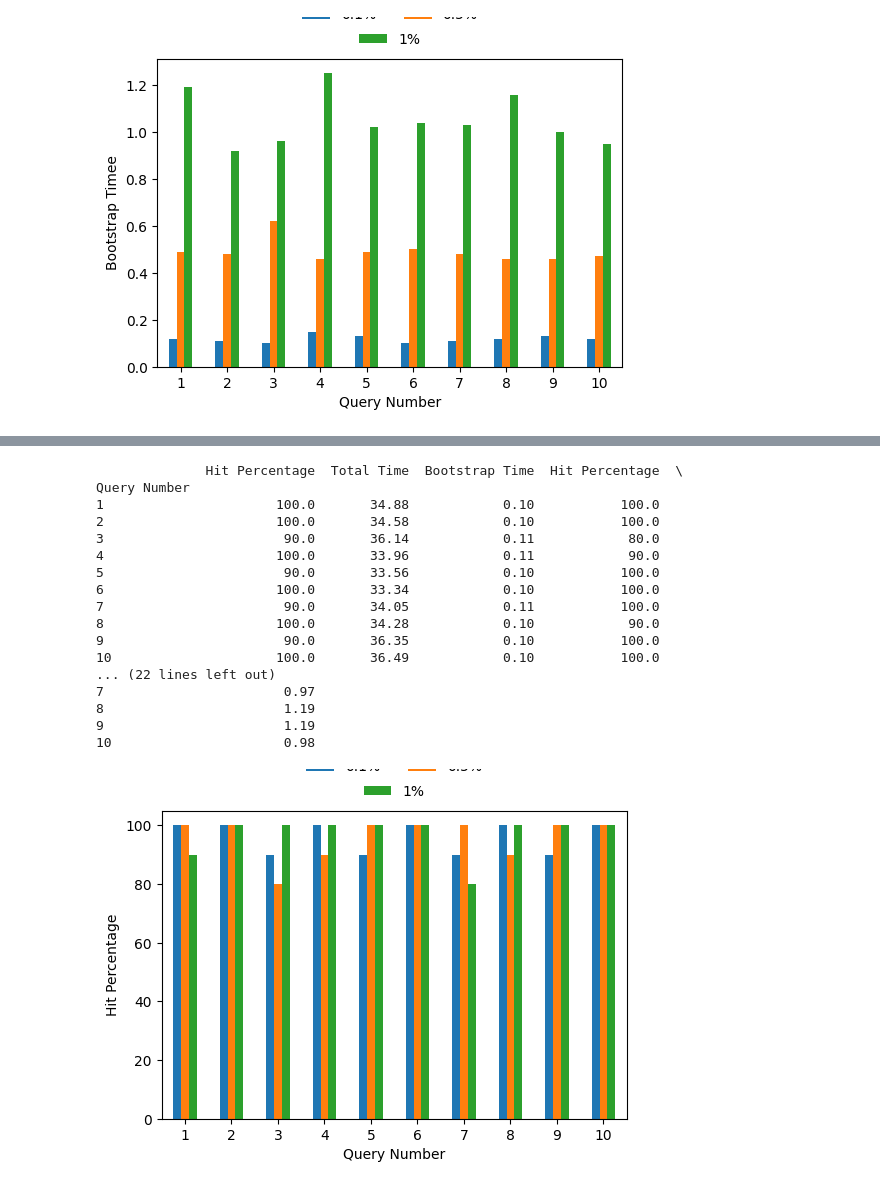
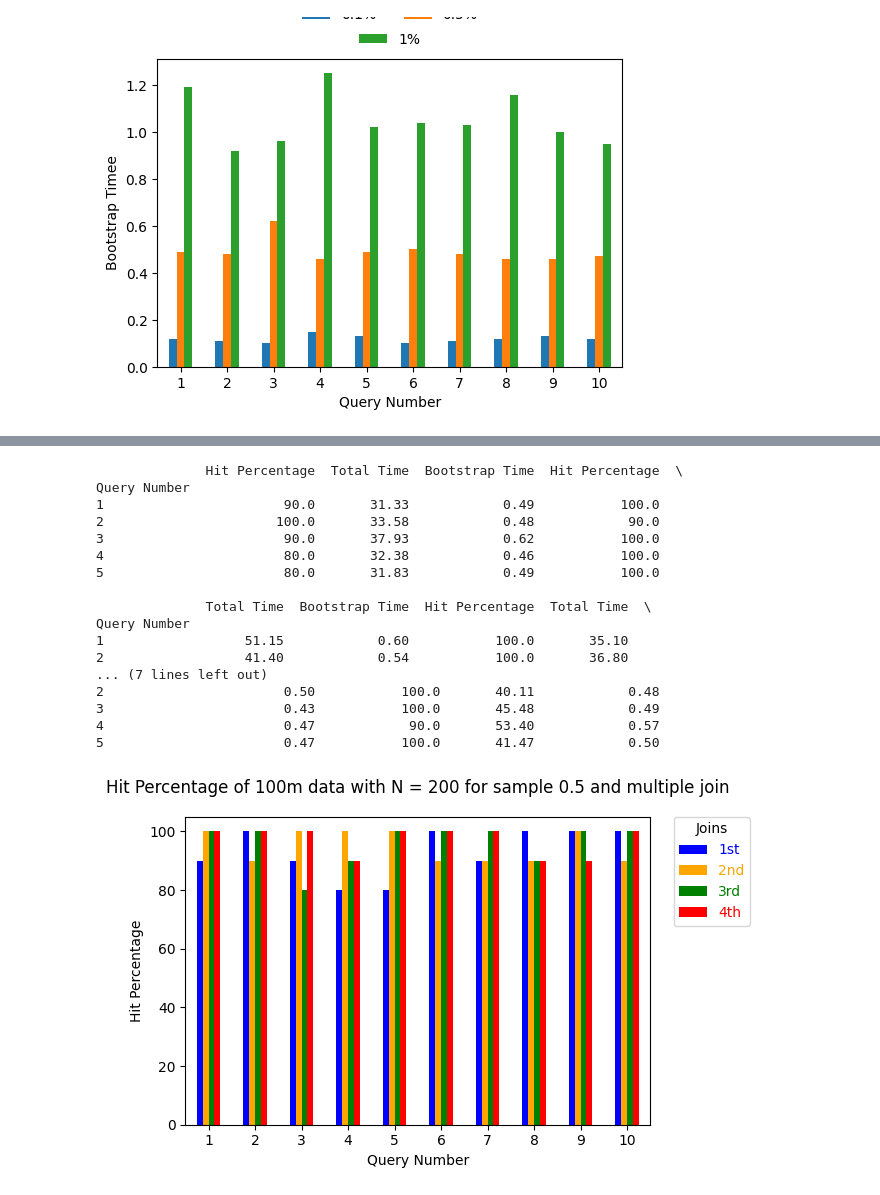
Before and after one commit to smaharjan02/bootstrapCS2, a Jupyter notebook: src/graph_experiments/graphdraw.ipynb, the cells around one changed output, grey strips where cells are left out. Drawn from its saved outputs; the diff is of its cells as text; code cells hidden in the pictures.

```diff
--- a/src/graph_experiments/graphdraw.ipynb
+++ b/src/graph_experiments/graphdraw.ipynb
@@ -92,8 +216,10 @@ df6 = pd.read_csv ('graph_experiment_results_query_second_join/graphlogs_log_tpc
 # %%
-second_join_df = pd.concat([df4.set_index("Query Number"),
-                     df5.set_index("Query Number"),
-                     df6.set_index("Query Number")], axis=1)
-print(second_join_df)
+#compare Hit percentage of each query for each join
+multi_join_so1_df = pd.concat([df1.set_index("Query Number"),
+                     df4.set_index("Query Number"),
+                     df7.set_index("Query Number"),
+                     df10.set_index("Query Number")], axis=1)
+print(multi_join_so1_df)
 # %% [output]
               Hit Percentage  Total Time  Bootstrap Time  Hit Percentage  \
 Query Number
@@ -145,43 +270,54 @@ df9 = pd.read_csv ('graph_experiment_results_query_third_join/graphlogs_log_tpch
 # %%
-third_join_df = pd.concat([df7.set_index("Query Number"),
+#compare Hit percentage of each query for each join
+multi_join_so5_df = pd.concat([df2.set_index("Query Number"),
+                     df5.set_index("Query Number"),
                      df8.set_index("Query Number"),
-                     df9.set_index("Query Number")], axis=1)
-print(third_join_df)
+                     df11.set_index("Query Number")], axis=1) #sample 0.5
+print(multi_join_so5_df.head())
 # %% [output]
               Hit Percentage  Total Time  Bootstrap Time  Hit Percentage  \
 Query Number
-1                      100.0       34.88            0.10           100.0
-2                      100.0       34.58            0.10           100.0
-3                       90.0       36.14            0.11            80.0
-4                      100.0       33.96            0.11            90.0
-5                       90.0       33.56            0.10           100.0
-6                      100.0       33.34            0.10           100.0
-7                       90.0       34.05            0.11           100.0
-8                      100.0       34.28            0.10            90.0
-9                       90.0       36.35            0.10           100.0
-10                     100.0       36.49            0.10           100.0
-... (22 lines left out)
-7                       0.97
-8                       1.19
-9                       1.19
-10                      0.98
+1                       90.0       31.33            0.49           100.0
+2                      100.0       33.58            0.48            90.0
+3                       90.0       37.93            0.62           100.0
+4                       80.0       32.38            0.46           100.0
+5                       80.0       31.83            0.49           100.0
+
+              Total Time  Bootstrap Time  Hit Percentage  Total Time  \
+Query Number
+1                  51.15            0.60           100.0       35.10
+2                  41.40            0.54           100.0       36.80
+... (7 lines left out)
+2                       0.50           100.0       40.11            0.48
+3                       0.43           100.0       45.48            0.49
+4                       0.47            90.0       53.40            0.57
+5                       0.47           100.0       41.47            0.50
 # %%
-with PdfPages('Hit Percentage of 100m data with N = 200 for third join.pdf') as pdf:
+with PdfPages('Hit Percentage of 100m data with N = 200 for sample 0.5 and multiple join.pdf') as pdf:
 
     #print(multidf)
-    g = third_join_df["Hit Percentage"].plot.bar( figsize=(6, 4))
+    g = multi_join_so5_df["Hit Percentage"].plot.bar( figsize=(6, 4),
+             color=['blue', 'orange', 'green', 'red'])
     plt.xticks(rotation=0)
+    # Get labels from plot
+    handles, labels = g.get_legend_handles_labels()
 
-    h,l= g.get_legend_handles_labels()
-    kw = dict(ncol=2, loc="lower center", frameon=False)
-    leg1 = g.legend(['0.1%', '0.5%'], bbox_to_anchor=[0.5,1.08],**kw)
-    leg2 = g.legend(h[2:],['1%'], bbox_to_anchor=[0.5,1.00],**kw)
-    g.add_artist(leg1)
-    #plt.legend(['0.1%', '0.5%', '1%'],bbox_to_anchor=(.3, 1.08), loc='best')
+    # Create single legend
+    legend = g.legend(handles,
+                  ['1st', '2nd', '3rd', '4th'],
+                  labelcolor=['blue', 'orange', 'green', 'red'],
+                  loc='upper left', #location
+                  bbox_to_anchor=(1.05, 1), #position
+                  title='Joins',
+                  borderaxespad=0)
+
+    # Adjust spacing between handles
+    legend.hspace = 0.3
+
     g.set_ylabel('Hit Percentage')
 
-    #g.set_title('Hit Percentage of 100MB data with N = 200')
+    g.set_title("Hit Percentage of 100m data with N = 200 for sample 0.5 and multiple join", fontsize=12, y=1.05)
 
     pdf.savefig(bbox_inches='tight')
 # %% [output]
-[figure, old version]
+[figure, new version]
```
Also changed, not shown: parts of 16 cells of this notebook, 29 other files.
